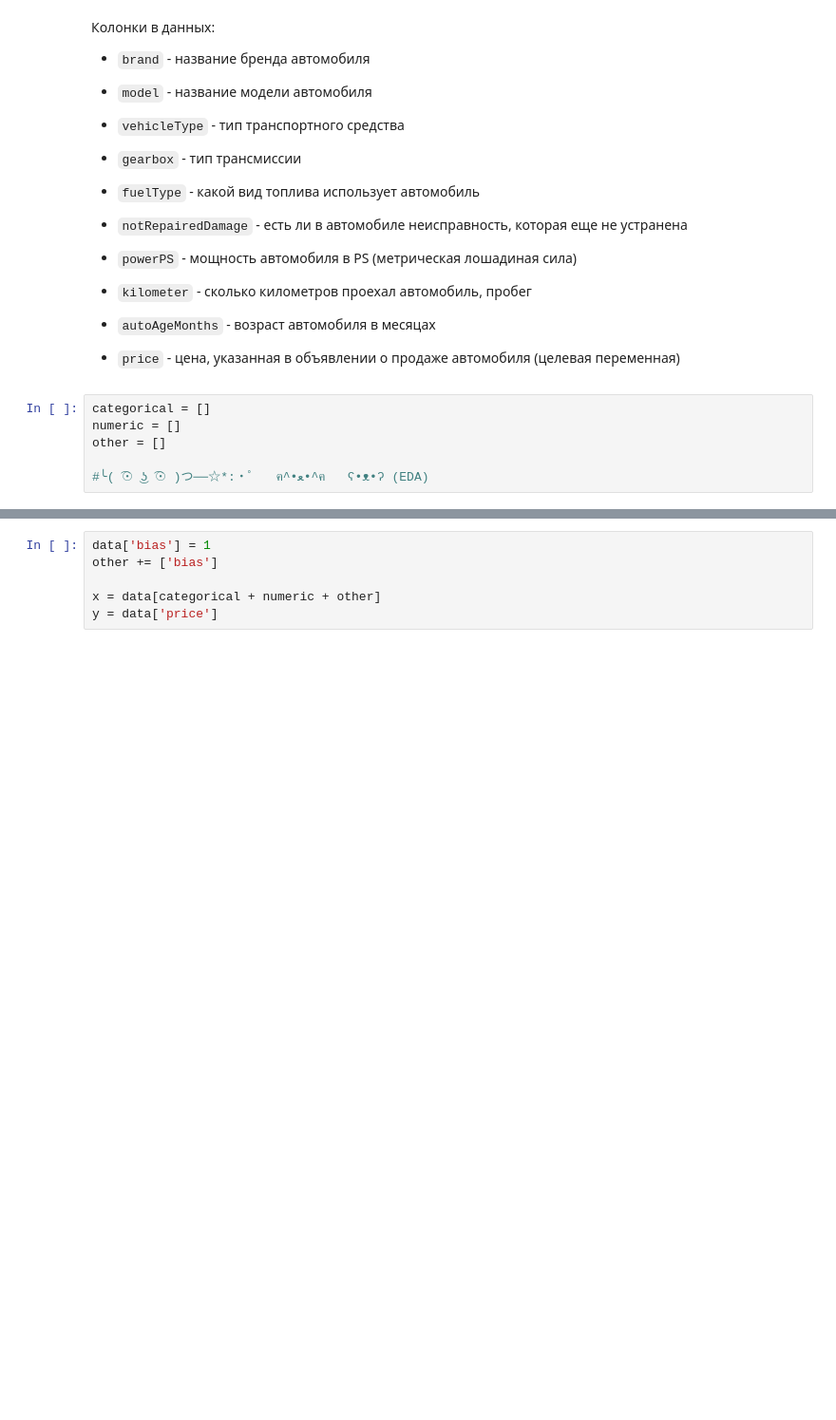
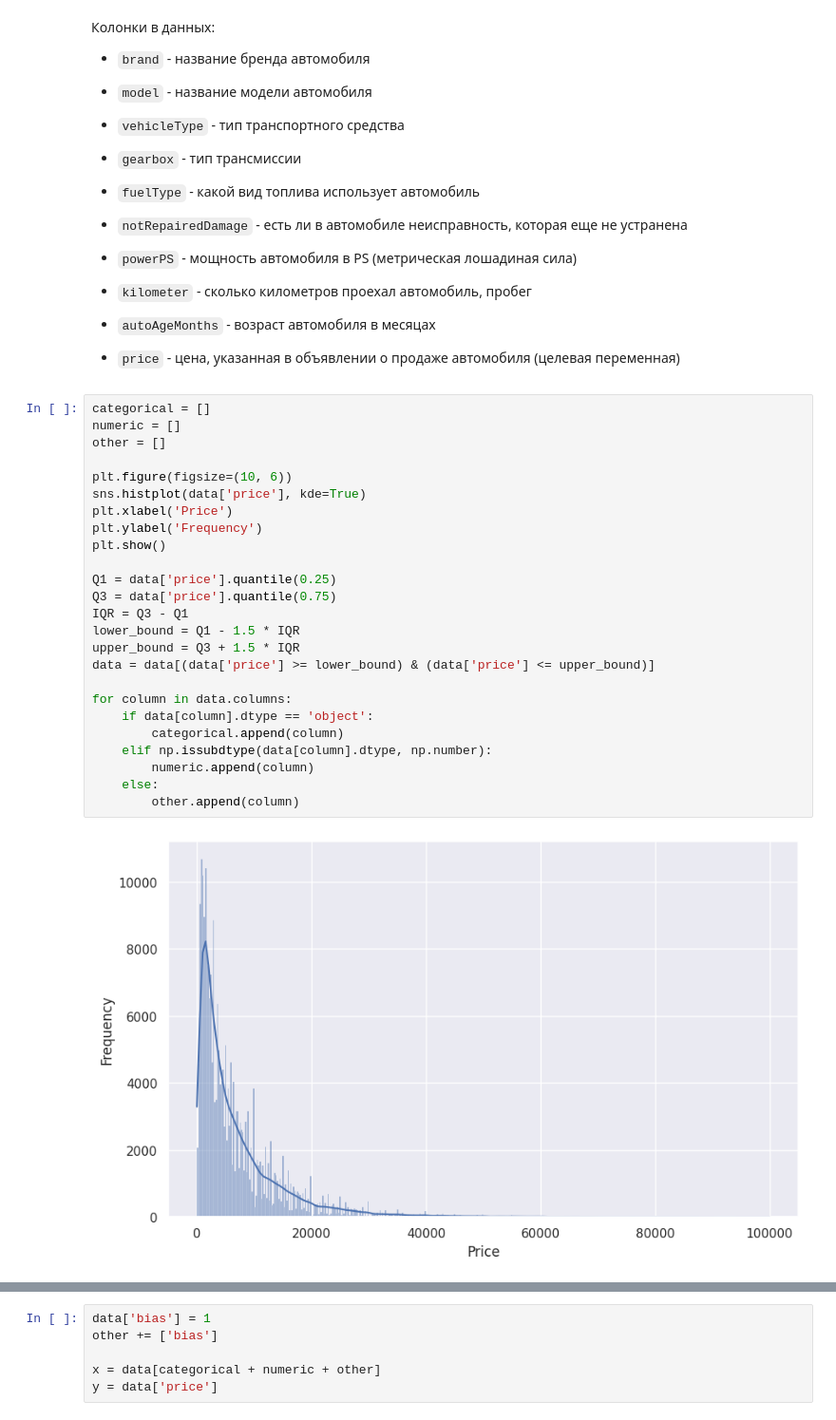
Before and after one commit to denstrygin/ML, a Jupyter notebook: lab4/ML MAI & SBER. GD. LAB 4.ipynb, the cells around one changed output, grey strips where cells are left out. Shown at 95% size. Saved outputs shown, nothing was run; the diff lists cells and outputs as text; blank space fills up the shorter version.

```diff
--- a/lab4/ML MAI & SBER. GD. LAB 4.ipynb
+++ b/lab4/ML MAI & SBER. GD. LAB 4.ipynb
@@ -348,9 +373,30 @@ data.head()
 
 
 * `price` - цена, указанная в объявлении о продаже автомобиля (целевая переменная)
-# %%
-categorical = []
-numeric = []
-other = []
-
-#╰( ͡☉ ͜ʖ ͡☉ )つ──☆*:・ﾟ   ฅ^•ﻌ•^ฅ   ʕ•ᴥ•ʔ (EDA)
+# %%
+categorical = []
+numeric = []
+other = []
+
+plt.figure(figsize=(10, 6))
+sns.histplot(data['price'], kde=True)
+plt.xlabel('Price')
+plt.ylabel('Frequency')
+plt.show()
+
+Q1 = data['price'].quantile(0.25)
+Q3 = data['price'].quantile(0.75)
+IQR = Q3 - Q1
+lower_bound = Q1 - 1.5 * IQR
+upper_bound = Q3 + 1.5 * IQR
+data = data[(data['price'] >= lower_bound) & (data['price'] <= upper_bound)]
+
+for column in data.columns:
+    if data[column].dtype == 'object':
+        categorical.append(column)
+    elif np.issubdtype(data[column].dtype, np.number):
+        numeric.append(column)
+    else:
+        other.append(column)
+# %% [output]
+[figure, added]
```
Also changed, not shown: parts of 8 cells of this notebook, 2 other files.
